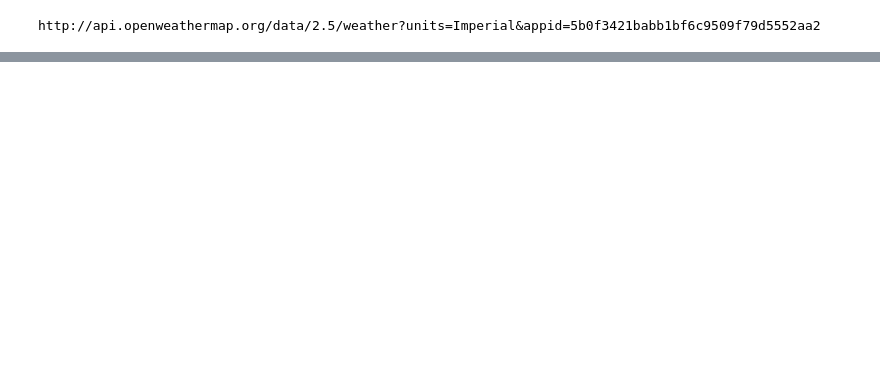
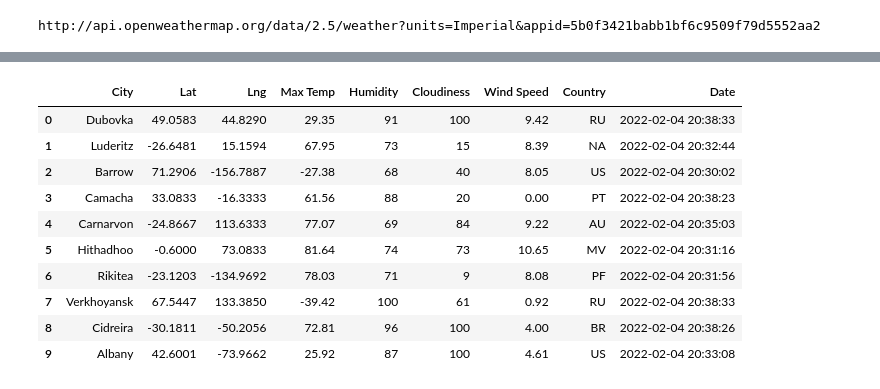
Before and after one commit to KdotGhai/World_Weather_Analysis, a Jupyter notebook: WeatherPy.ipynb, the cells around one changed output, grey strips where cells are left out. Saved outputs shown, nothing was run; the diff lists cells and outputs as text; code cells hidden in the pictures; blank space fills up the shorter version.

```diff
--- a/WeatherPy.ipynb
+++ b/WeatherPy.ipynb
@@ -68,0 +125,5 @@ http://api.openweathermap.org/data/2.5/weather?units=Imperial&appid=5b0f3421babb
+# %%
+# Create an endpoint URL for a city.
+city_url = url + "&q=" + "Boston"
+city_weather = requests.get(city_url)
+city_weather.json()
@@ -68,0 +285,16 @@ http://api.openweathermap.org/data/2.5/weather?units=Imperial&appid=5b0f3421babb
+# %%
+# Convert the array of dictionaries to a Pandas DataFrame.
+city_data_df = pd.DataFrame(city_data)
+city_data_df.head(10)
+# %% [output]
+|  | City | Lat | Lng | Max Temp | Humidity | Cloudiness | Wind Speed | Country | Date |
+| 0 | Dubovka | 49.0583 | 44.8290 | 29.35 | 91 | 100 | 9.42 | RU | 2022-02-04 20:38:33 |
+| 1 | Luderitz | -26.6481 | 15.1594 | 67.95 | 73 | 15 | 8.39 | NA | 2022-02-04 20:32:44 |
+| 2 | Barrow | 71.2906 | -156.7887 | -27.38 | 68 | 40 | 8.05 | US | 2022-02-04 20:30:02 |
+| 3 | Camacha | 33.0833 | -16.3333 | 61.56 | 88 | 20 | 0.00 | PT | 2022-02-04 20:38:23 |
+| 4 | Carnarvon | -24.8667 | 113.6333 | 77.07 | 69 | 84 | 9.22 | AU | 2022-02-04 20:35:03 |
+| 5 | Hithadhoo | -0.6000 | 73.0833 | 81.64 | 74 | 73 | 10.65 | MV | 2022-02-04 20:31:16 |
+| 6 | Rikitea | -23.1203 | -134.9692 | 78.03 | 71 | 9 | 8.08 | PF | 2022-02-04 20:31:56 |
+| 7 | Verkhoyansk | 67.5447 | 133.3850 | -39.42 | 100 | 61 | 0.92 | RU | 2022-02-04 20:38:33 |
+| 8 | Cidreira | -30.1811 | -50.2056 | 72.81 | 96 | 100 | 4.00 | BR | 2022-02-04 20:38:26 |
+| 9 | Albany | 42.6001 | -73.9662 | 25.92 | 87 | 100 | 4.61 | US | 2022-02-04 20:33:08 |
```
Also changed, not shown: parts of 21 cells of this notebook, 3 other files.
